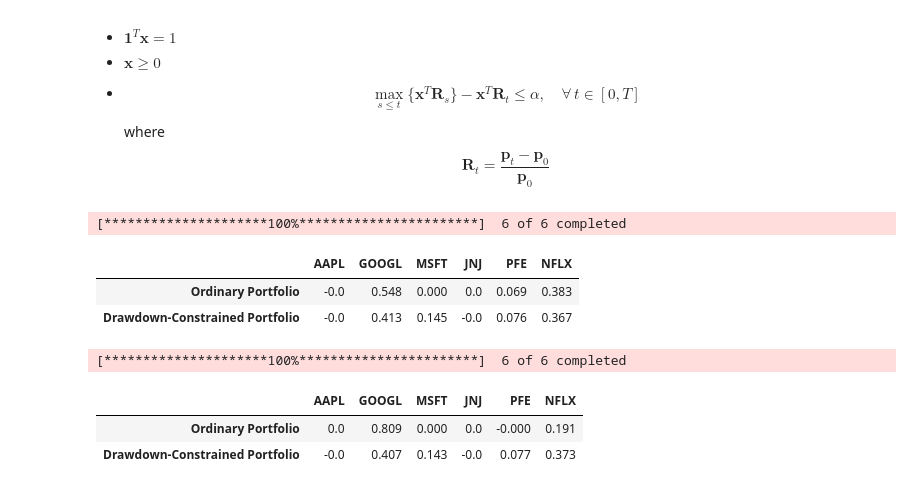
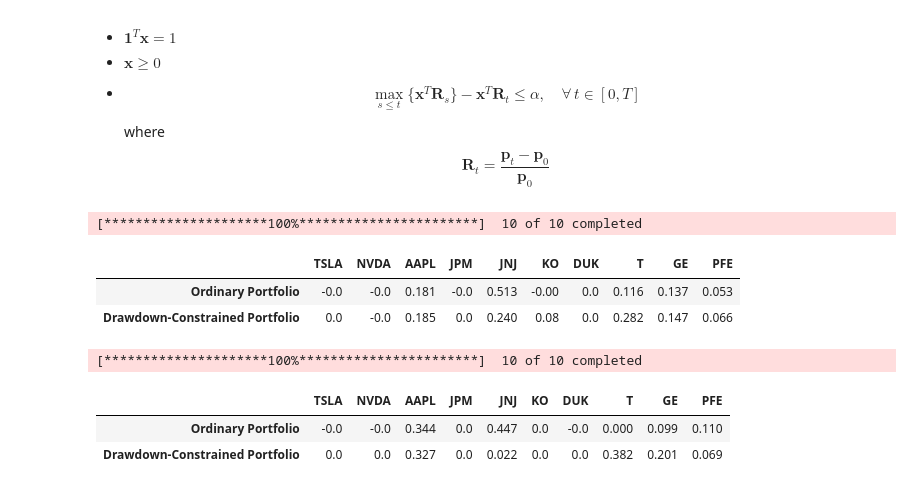
Before and after one commit to jchhong/math441-convex-opt, a Jupyter notebook: main.ipynb, the cells around one changed output. Saved outputs shown, nothing was run; the diff lists cells and outputs as text; code cells hidden in the pictures.

```diff
--- a/main.ipynb
+++ b/main.ipynb
@@ -350,29 +431,29 @@ class DrawdownPortfolio(Portfolio):
 
         return x.value
 # %%
-tickers = ['AAPL', 'GOOGL', 'MSFT', 'JNJ', 'PFE', 'NFLX']
+tickers = ["TSLA", "NVDA", "AAPL", "JPM", "JNJ", "KO", "DUK", "T", "GE", "PFE"]
 start_date = '2024-12-01'
 end_date = '2025-02-01'
 
 drawdown_portfolio = DrawdownPortfolio(tickers, start_date, end_date, q=10, alpha=0.03)
 
 drawdown_optimal_weights = drawdown_portfolio.calculate_optimal_with_drawdown()
 optimal_weights = drawdown_portfolio.calculate_optimal_x()
 
 result_df = pd.DataFrame(
     [optimal_weights, drawdown_optimal_weights],
     columns=tickers,
     index=["Ordinary Portfolio", "Drawdown-Constrained Portfolio"]
 ).round(3)
 
 result_df
 # %% [output]
-[*********************100%***********************]  6 of 6 completed
+[*********************100%***********************]  10 of 10 completed
-|  | AAPL | GOOGL | MSFT | JNJ | PFE | NFLX |
-| Ordinary Portfolio | -0.0 | 0.548 | 0.000 | 0.0 | 0.069 | 0.383 |
-| Drawdown-Constrained Portfolio | -0.0 | 0.413 | 0.145 | -0.0 | 0.076 | 0.367 |
+|  | TSLA | NVDA | AAPL | JPM | JNJ | KO | DUK | T | GE | PFE |
+| Ordinary Portfolio | -0.0 | -0.0 | 0.181 | -0.0 | 0.513 | -0.00 | 0.0 | 0.116 | 0.137 | 0.053 |
+| Drawdown-Constrained Portfolio | 0.0 | -0.0 | 0.185 | 0.0 | 0.240 | 0.08 | 0.0 | 0.282 | 0.147 | 0.066 |
 # %%
-tickers = ['AAPL', 'GOOGL', 'MSFT', 'JNJ', 'PFE', 'NFLX']
+tickers = ["TSLA", "NVDA", "AAPL", "JPM", "JNJ", "KO", "DUK", "T", "GE", "PFE"]
 start_date = '2024-12-01'
 end_date = '2025-02-01'
 
@@ -389,7 +470,7 @@ result_df = pd.DataFrame(
 
 result_df
 # %% [output]
-[*********************100%***********************]  6 of 6 completed
+[*********************100%***********************]  10 of 10 completed
-|  | AAPL | GOOGL | MSFT | JNJ | PFE | NFLX |
-| Ordinary Portfolio | 0.0 | 0.809 | 0.000 | 0.0 | -0.000 | 0.191 |
-| Drawdown-Constrained Portfolio | -0.0 | 0.407 | 0.143 | -0.0 | 0.077 | 0.373 |
+|  | TSLA | NVDA | AAPL | JPM | JNJ | KO | DUK | T | GE | PFE |
+| Ordinary Portfolio | -0.0 | -0.0 | 0.344 | 0.0 | 0.447 | 0.0 | -0.0 | 0.000 | 0.099 | 0.110 |
+| Drawdown-Constrained Portfolio | 0.0 | 0.0 | 0.327 | 0.0 | 0.022 | 0.0 | 0.0 | 0.382 | 0.201 | 0.069 |
```
Also changed, not shown: parts of 11 cells of this notebook.
